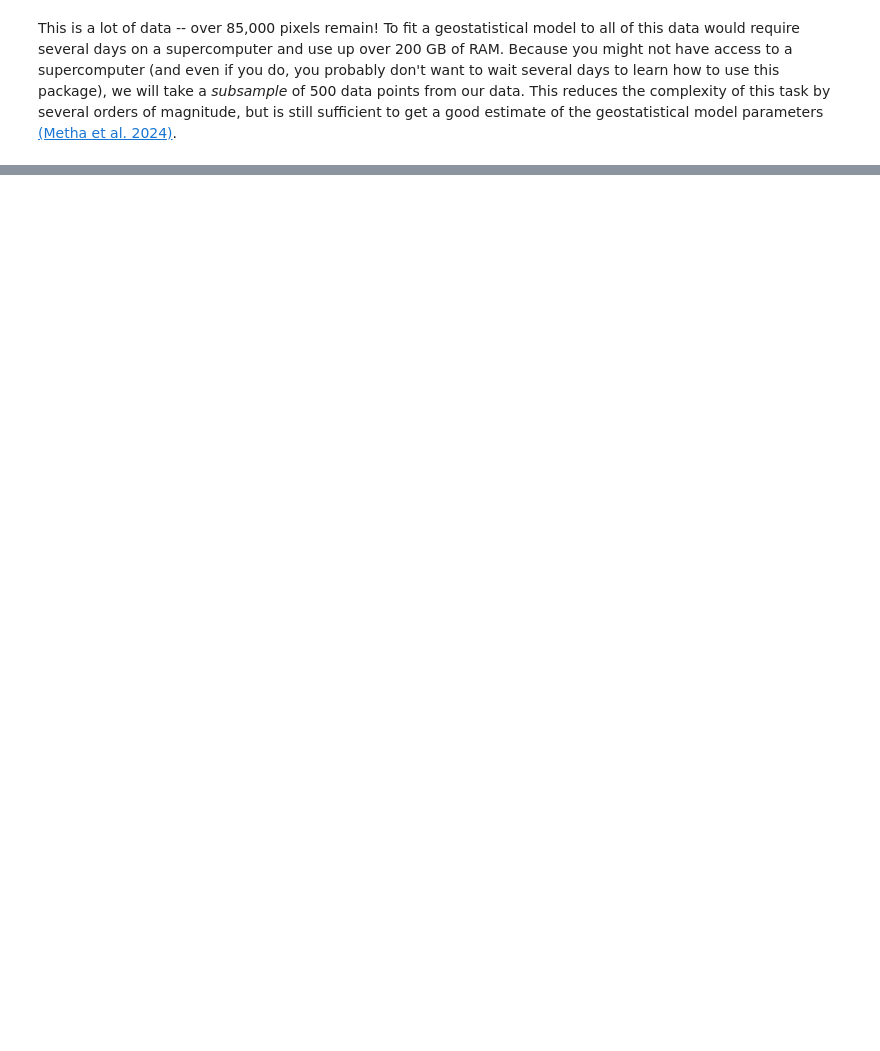
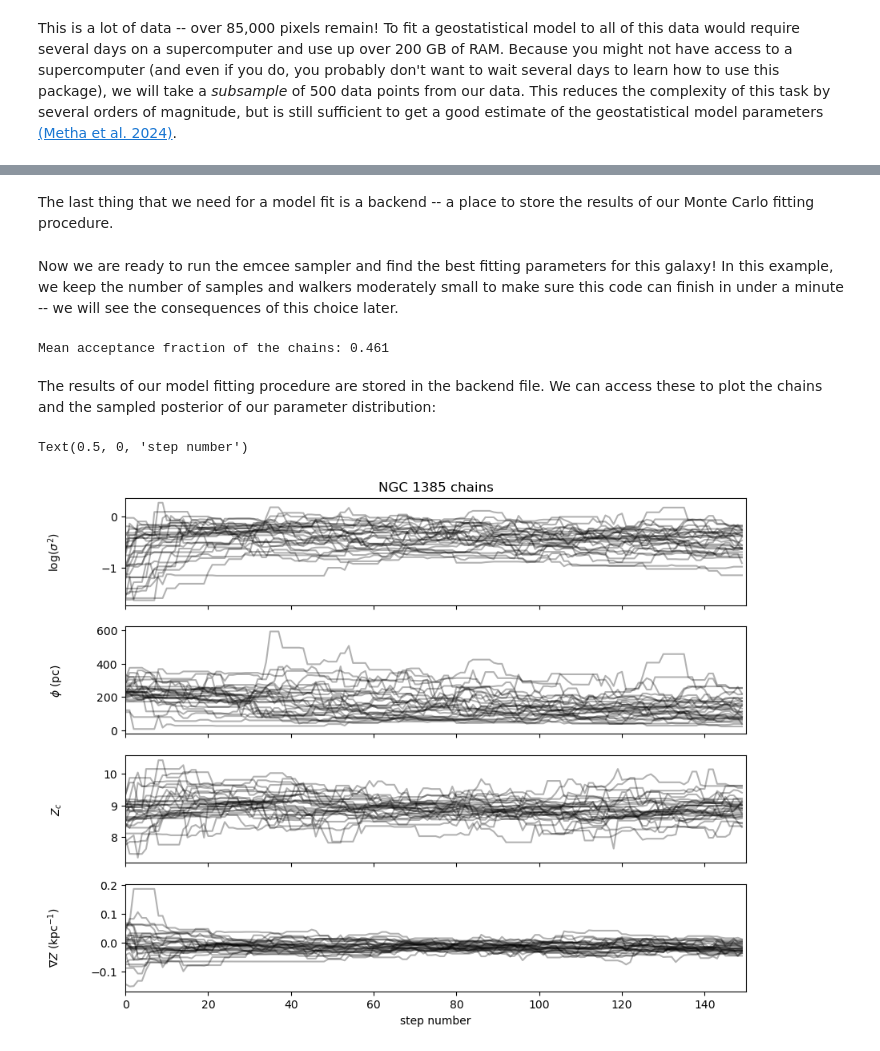
Before and after one commit to astrobenji/GeoGals, a Jupyter notebook: docs/tutorials/02_Fitting a Geostatistical Model.ipynb, the cells around one changed output, grey strips where cells are left out. Cells and saved outputs as stored; diff of their text form; code cells hidden in the pictures; blank space fills up the shorter version.

Commit message:
Debug code and finish fitting for Tutorial 2

```diff
--- a/docs/tutorials/02_Fitting a Geostatistical Model.ipynb
+++ b/docs/tutorials/02_Fitting a Geostatistical Model.ipynb
@@ -39,0 +77,30 @@ Z_dict = gg.get_subsample(Z_dict, n_in_subsample=500)
+# %% [markdown]
+The last thing that we need for a model fit is a backend -- a place to store the results of our Monte Carlo fitting procedure.
+# %%
+backend_f = data_path + 'NGC1385_MC_results.hdf5'
+# %% [markdown]
+Now we are ready to run the emcee sampler and find the best fitting parameters for this galaxy! In this example, we keep the number of samples and walkers moderately small to make sure this code can finish in under a minute -- we will see the consequences of this choice later.
+# %%
+f_acc = gg.fit_exp_cov_model(data_dict=Z_dict, meta=metadata, n_samples=150, n_walkers=30, backend_f=backend_f, init_theta=init_theta, init_unc_theta=init_unc_theta)
+print("Mean acceptance fraction of the chains: {0:.3f}".format(f_acc))
+# %% [output]
+Mean acceptance fraction of the chains: 0.461
+# %% [markdown]
+The results of our model fitting procedure are stored in the backend file. We can access these to plot the chains and the sampled posterior of our parameter distribution:
+# %%
+result = emcee.backends.HDFBackend(backend_f, read_only=True)
+chains = result.get_chain()
+# Make a figure with all 4 chains and save it
+labels = labels = ['$\log(\sigma^2)$', '$\phi$ (pc)', '$Z_{c}$', '$\\nabla Z$ (kpc$^{-1}$)' ]
+chain_fig, axes = plt.subplots(4, figsize=(10, 8), sharex=True)
+axes[0].set_title("NGC 1385 chains")
+for i in range(4):
+    ax = axes[i]
+    ax.plot(chains[:, :, i], "k", alpha=0.3)
+    ax.set_xlim(0, len(chains))
+    ax.set_ylabel(labels[i])
+    ax.yaxis.set_label_coords(-0.1, 0.5)
+axes[-1].set_xlabel("step number")
+# %% [output]
+Text(0.5, 0, 'step number')
+[figure, added]
```
Also changed, not shown: parts of 14 cells of this notebook, 4 other files.
